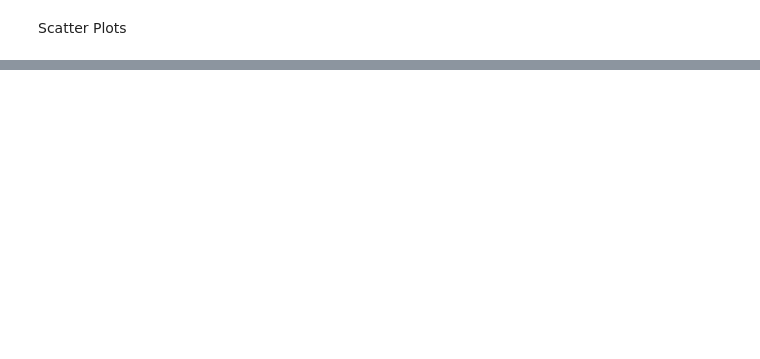
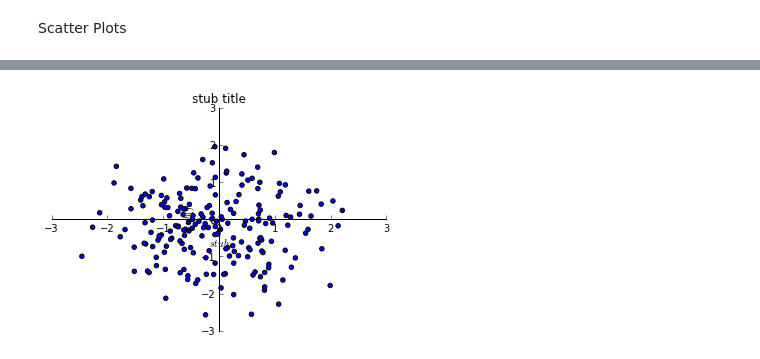
Before and after one commit to Rbnewens/PHYS202-S13, a Jupyter notebook: PlotTemplates.ipynb, the cells around one changed output, grey strips where cells are left out. Saved outputs shown, nothing was run; the diff lists cells and outputs as text; code cells hidden in the pictures; blank space fills up the shorter version.

```diff
--- a/PlotTemplates.ipynb
+++ b/PlotTemplates.ipynb
@@ -53,0 +142,43 @@ scatter(X, Y, s=20, c='b', marker='o', cmap=None, norm=None, vmin=None, vmax=Non
+# %%
+fig = plt.figure()
+ax = fig.add_subplot(1,1,1)
+
+#title
+ax.set_title('stub title')
+
+#spines, aka axis
+ax.spines['left'].set_position('center')
+ax.spines['right'].set_color('none')
+ax.spines['bottom'].set_position('center')
+ax.spines['top'].set_color('none')
+
+#tick marks
+ax.xaxis.set_ticks_position('bottom')
+ax.yaxis.set_ticks_position('left')
+
+#axis labels
+plt.xlabel("$stub$")
+plt.ylabel("$stub()$")
+
+#title
+ax.set_title('stub title')
+
+#spines, aka axis
+ax.spines['left'].set_position('center')
+ax.spines['right'].set_color('none')
+ax.spines['bottom'].set_position('center')
+ax.spines['top'].set_color('none')
+
+#tick marks
+ax.xaxis.set_ticks_position('bottom')
+ax.yaxis.set_ticks_position('left')
+
+#axis labels
+plt.xlabel("$stub$")
+plt.ylabel("$stub()$")
+
+#call scatter() instead of plot()
+plt.scatter(x,y)
+plt.show()
+# %% [output]
+[figure, added]
```
Also changed, not shown: parts of 4 cells of this notebook.
